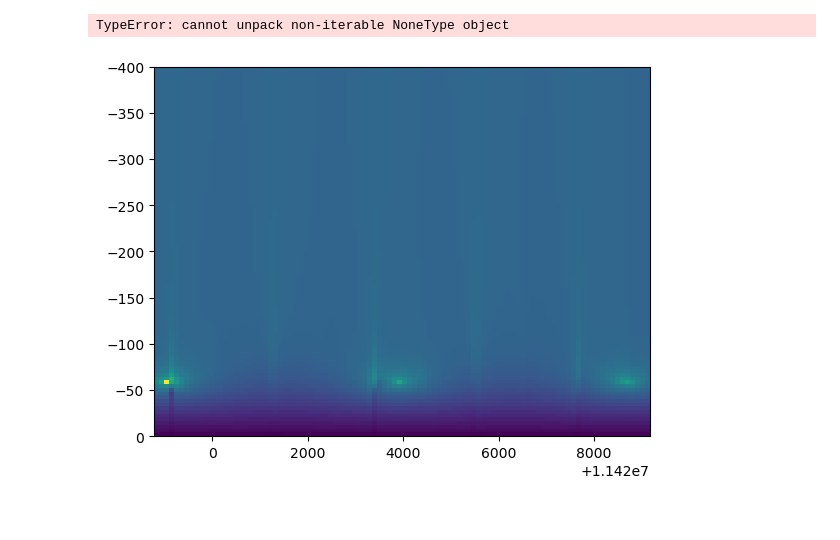
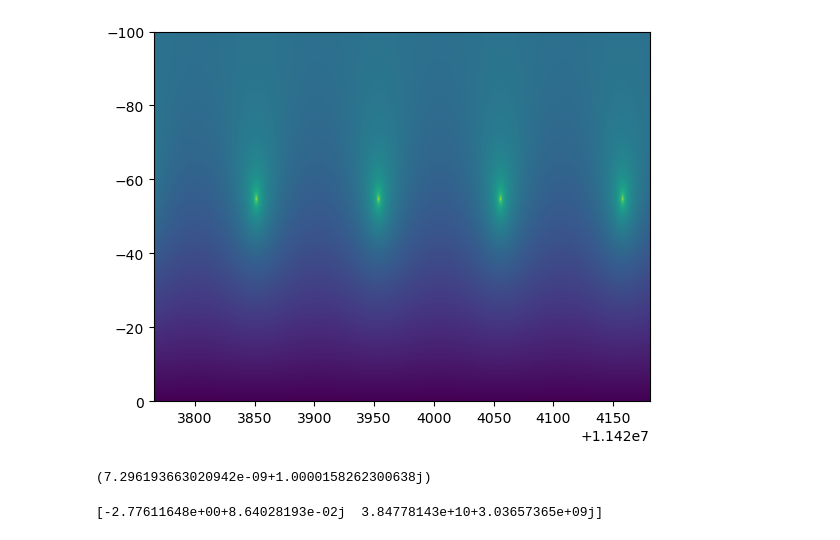
Before and after one commit to Optical-Theory-Group/networklibrary, a Jupyter notebook: work/ws_paper/multilayer/multilayer.ipynb, the cells around one changed output. Cells and saved outputs as stored; diff of their text form; code cells hidden in the pictures.

Commit message:
Complete Bragg grating first test

```diff
--- a/work/ws_paper/multilayer/multilayer.ipynb
+++ b/work/ws_paper/multilayer/multilayer.ipynb
@@ -21,27 +67,26 @@ L = [0.0] + num_layers * L_section + [0.0]
 # %%
-# S matrix function (and inverse)
-get_S = functools.partial(multilayer.get_S, n=n, L=L)
-get_S_inv = functools.partial(multilayer.get_S_inv, n=n, L=L)
+# Perturb the sytem
+Dn = 1e-6
+n_perturbed = copy.deepcopy(n)
+n_perturbed[n_index] += Dn
+
+# new S matrix function (and inverse)
+get_S_perturbed = functools.partial(multilayer.get_S, n=n_perturbed, L=L)
+get_S_inv_perturbed = functools.partial(
+    multilayer.get_S_inv, n=n_perturbed, L=L
+)
-# %%
-# Sweep to look for poles
-Dlam = 2.5e-10
-lam_centre = 550e-9
-lam_min = lam_centre - Dlam
-lam_max = lam_centre + Dlam
-
-k0_min = 2 * np.pi / lam_max - 400j
-k0_max = 2 * np.pi / lam_min + 0j
-num_points = 1 * 10**3
-
-x, y, data = utils.sweep(k0_min, k0_max, num_points, get_S_inv)
-# %% [output]
-TypeError: cannot unpack non-iterable NoneType object
+# %%
+# Pole landscape sweep for perturbed system
+x, y, data_perturbed = utils.sweep(
+    k0_min, k0_max, num_points, get_S_inv_perturbed
+)
 # %%
+# Plot new pole landscape
 fig, ax = plt.subplots()
 im = ax.imshow(
-    -np.log(data),
-    extent=(k0_min.real, k0_max.real, 0.0, -400),
+    -np.log(data_perturbed),
+    extent=(k0_min.real, k0_max.real, 0.0, -100),
     aspect="auto",
 )
 # %% [output]
-[figure, old version]
+[figure, new version]
@@ -47,0 +110,14 @@ im = ax.imshow(
+# %%
+# Test the residue result for k0 WS
+ws_k0_res = utils.get_residue(
+    functools.partial(multilayer.get_ws_k0, n=n, L=L), poles[4], radius=1e-2
+)
+print(np.trace(ws_k0_res))
+# %% [output]
+(7.296193663020942e-09+1.0000158262300638j)
+# %%
+# Verify the pole order by checking that only one eigenvalue diverges
+l, w = np.linalg.eig(get_S(poles[0]))
+print(l)
+# %% [output]
+[-2.77611648e+00+8.64028193e-02j  3.84778143e+10+3.03657365e+09j]
```
Also changed, not shown: parts of 8 cells of this notebook, 4 other files.
